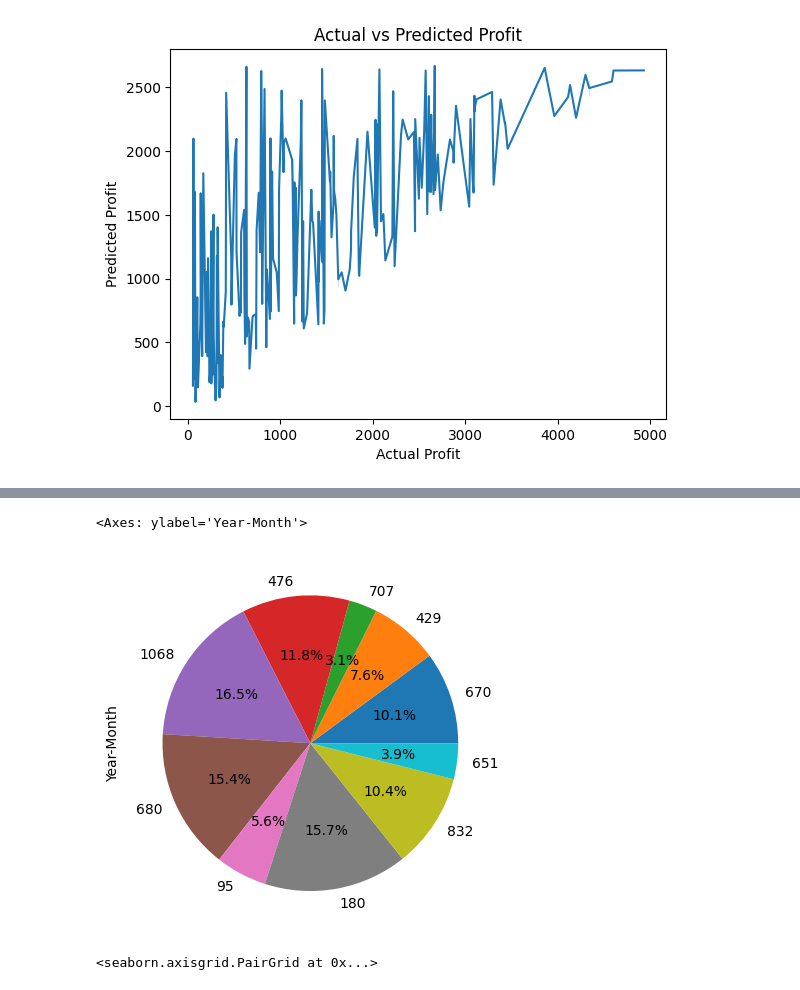
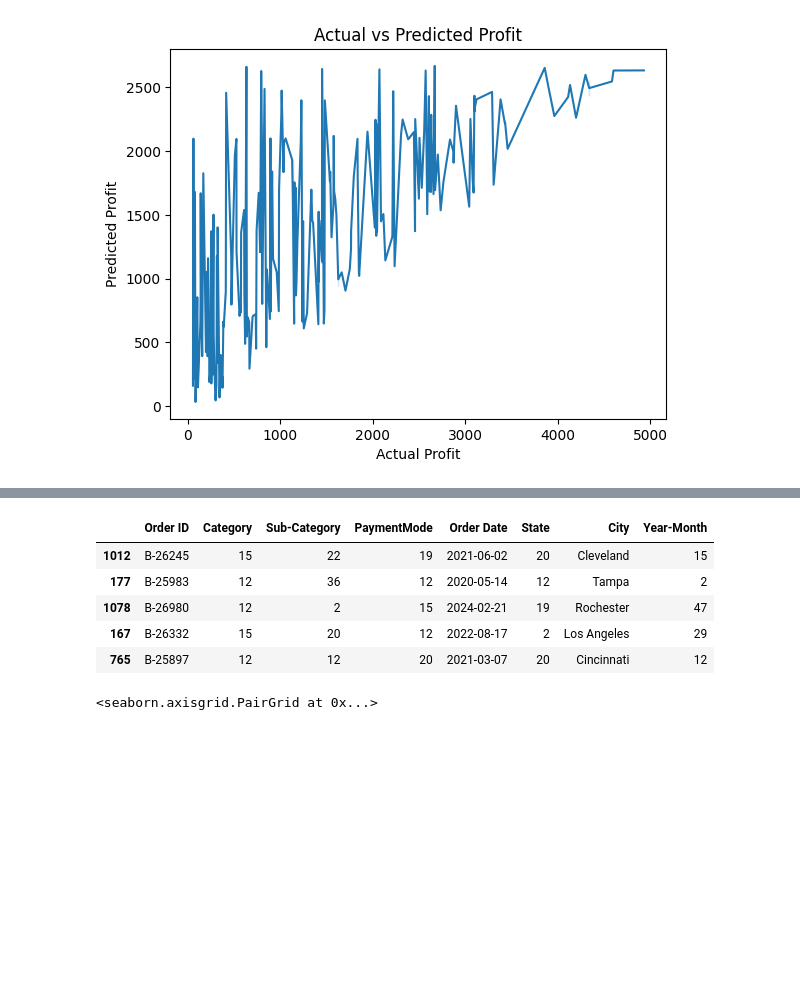
Before and after one commit to atakanerdogn/DATA-since-9-April, a Jupyter notebook: sales_dataset_from_kaggle.ipynb, the cells around one changed output, grey strips where cells are left out. Drawn from its saved outputs; the diff is of its cells as text; code cells hidden in the pictures; blank space fills up the shorter version.

```diff
--- a/sales_dataset_from_kaggle.ipynb
+++ b/sales_dataset_from_kaggle.ipynb
@@ -505,8 +504,27 @@ sales_c['PaymentMode'].sample(10).plot(kind='pie', autopct='%1.1f%%')
-# %%
-sales_c['Year-Month'].sample(10).plot(kind='pie', autopct='%1.1f%%')
-# %% [output]
-<Axes: ylabel='Year-Month'>
-[figure, removed]
+# %%
+sales_c['State'] = encoder.inverse_transform(sales_c['State']) # Apply inverse_transform to the dedicated encoder
+sales_c
+
+sales_c['Category'] = encoder.inverse_transform(sales_c['Category'])
+sales_c
+
+sales_c['Sub-Category'] = encoder.inverse_transform(sales_c['Sub-Category'])
+sales_c
+
+sales_c['PaymentMode'] = encoder.inverse_transform(sales_c['PaymentMode'])
+sales_c
+
+sales_c['Year-Month'] = encoder.inverse_transform(sales_c['Year-Month'])
+sales_c
+
+sales_c.head()
+# %% [output]
+|  | Order ID | Category | Sub-Category | PaymentMode | Order Date | State | City | Year-Month |
+| 1012 | B-26245 | 15 | 22 | 19 | 2021-06-02 | 20 | Cleveland | 15 |
+| 177 | B-25983 | 12 | 36 | 12 | 2020-05-14 | 12 | Tampa | 2 |
+| 1078 | B-26980 | 12 | 2 | 15 | 2024-02-21 | 19 | Rochester | 47 |
+| 167 | B-26332 | 15 | 20 | 12 | 2022-08-17 | 2 | Los Angeles | 29 |
+| 765 | B-25897 | 12 | 12 | 20 | 2021-03-07 | 20 | Cincinnati | 12 |
 # %%
 sns.pairplot(sales_c, hue='State', diag_kind = 'kde')
 # %% [output]
```
Also changed, not shown: parts of 14 cells of this notebook.
